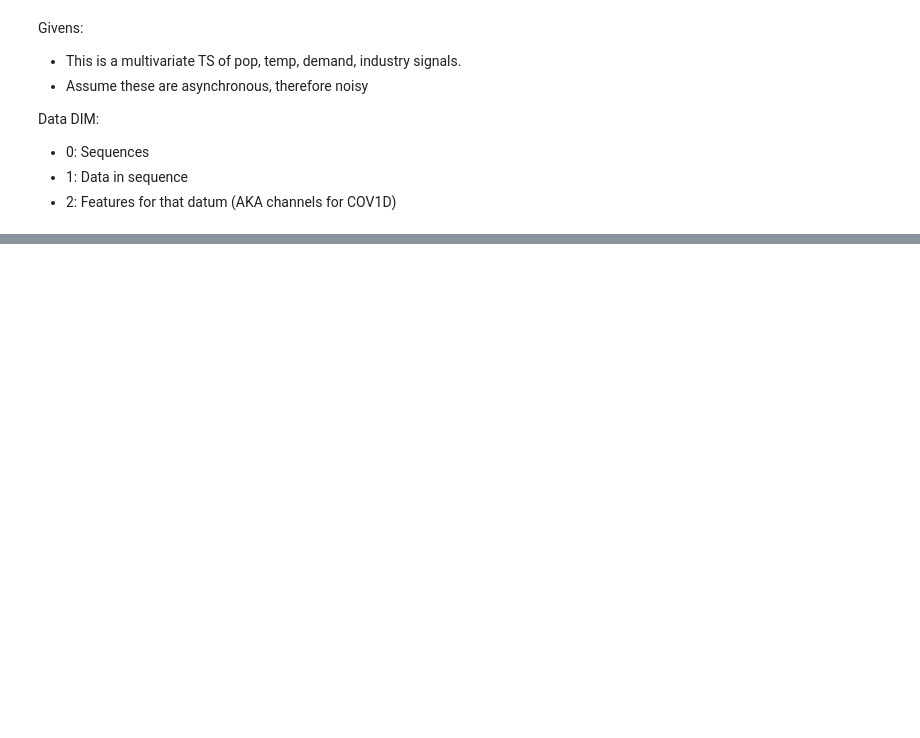
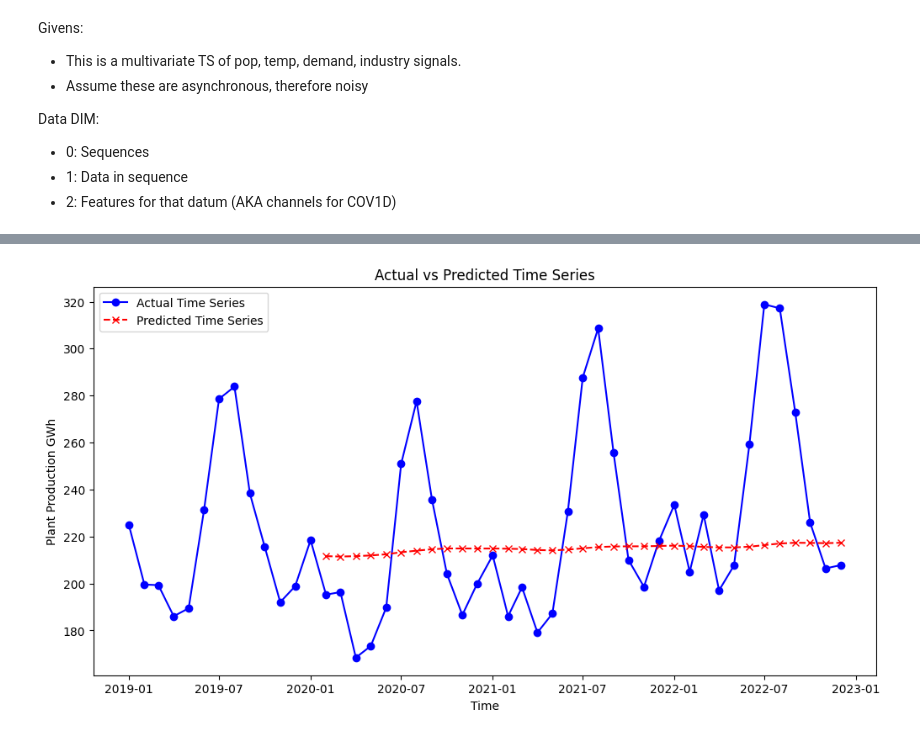
Before and after one commit to ATECO-malta/applied_ml_assignment, a Jupyter notebook: nn_model.ipynb, the cells around one changed output, grey strips where cells are left out. Saved outputs shown, nothing was run; the diff lists cells and outputs as text; code cells hidden in the pictures; blank space fills up the shorter version.

```diff
--- a/nn_model.ipynb
+++ b/nn_model.ipynb
@@ -230,0 +226,21 @@ plt.show()
+# %%
+plt.figure(figsize=(12, 6))
+plt.plot(test_df[TARGET], label="Actual Time Series", color="blue", marker="o")
+
+# we need i full year to predict the next month
+plt.plot(
+    test_df[TARGET].iloc[TIME_WINDOW + 1 :].index,
+    yt_pred,
+    label="Predicted Time Series",
+    color="red",
+    linestyle="dashed",
+    marker="x",
+)
+
+plt.xlabel("Time")
+plt.ylabel("Plant Production GWh")
+plt.title("Actual vs Predicted Time Series")
+plt.legend()
+plt.show()
+# %% [output]
+[figure, added]
```
Also changed, not shown: parts of 11 cells of this notebook.
